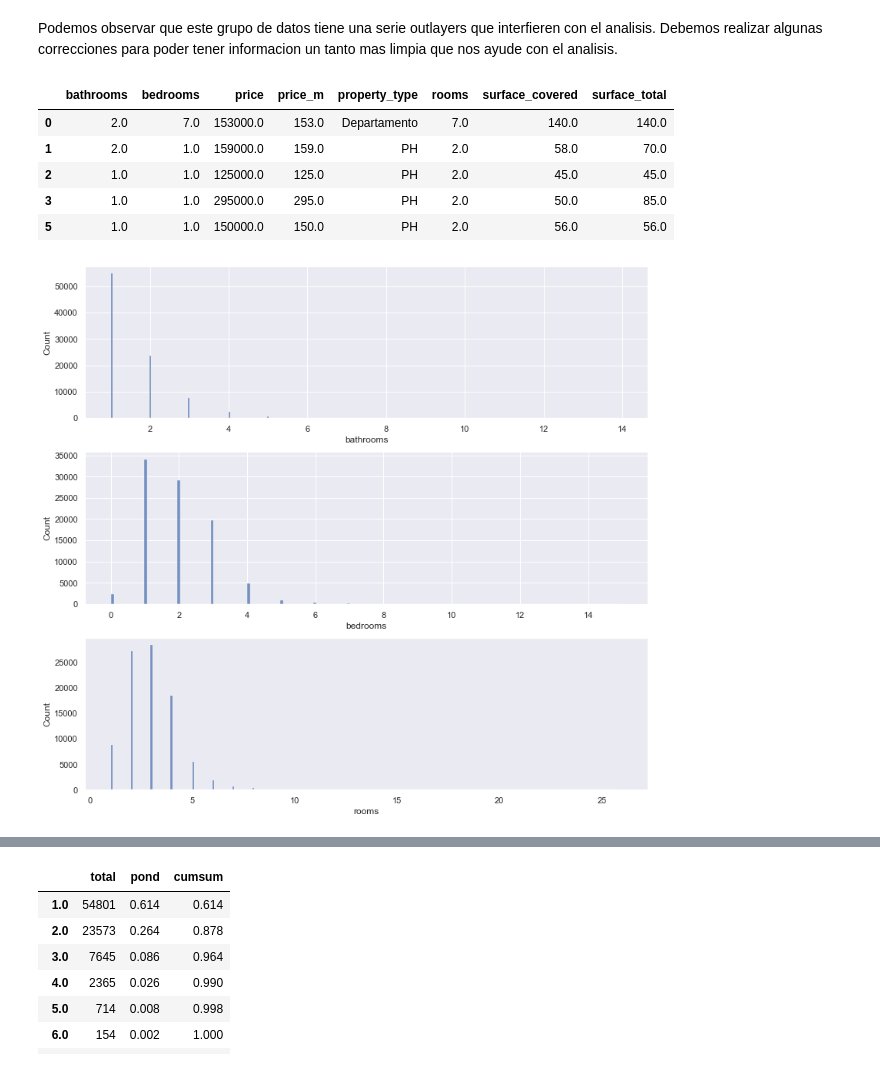
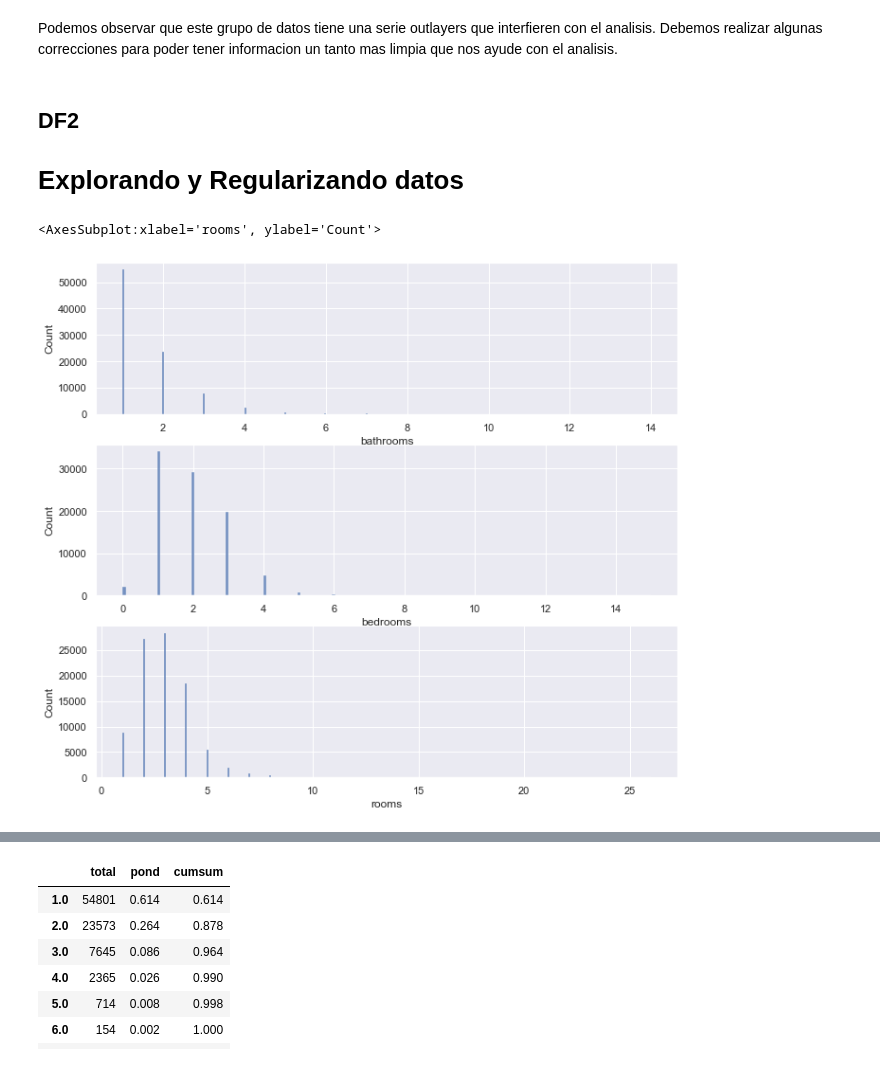
Before and after one commit to leobrandoon/house_price_prediction, a Jupyter notebook: LeonardoGonzalez_Proyecto_01.ipynb, the cells around one changed output, grey strips where cells are left out. Cells and saved outputs as stored; diff of their text form; code cells hidden in the pictures.

```diff
--- a/LeonardoGonzalez_Proyecto_01.ipynb
+++ b/LeonardoGonzalez_Proyecto_01.ipynb
@@ -250,30 +251,26 @@ plt.show()
 # %% [markdown]
 Podemos observar que este grupo de datos tiene una serie outlayers que interfieren con el analisis.
 Debemos realizar algunas correcciones para poder tener informacion un tanto mas limpia que nos ayude con el analisis.
+# %% [markdown]
+<h2>DF2</h2>
+<h1>Explorando y Regularizando datos</h1>
 # %%
 #tenemos los datos filtrados de Departamentos, PH y Casas de Capital Feredal.
 #creamos una copia de la ultima data
-df_cf2 = df_cf[col_prop].copy()
+df_cf2 = df_cf.copy()
 #ordenamos el idex por el nombre
 #Creamos un columna de precios en Miles
 df_cf2['price_m']= df_cf2['price']/1000
 df_cf2 = df_cf2.reindex(sorted(df_cf2.columns), axis=1)
-df_cf2.head()
-# %% [output]
-|  | bathrooms | bedrooms | price | price_m | property_type | rooms | surface_covered | surface_total |
-| 0 | 2.0 | 7.0 | 153000.0 | 153.0 | Departamento | 7.0 | 140.0 | 140.0 |
-| 1 | 2.0 | 1.0 | 159000.0 | 159.0 | PH | 2.0 | 58.0 | 70.0 |
-| 2 | 1.0 | 1.0 | 125000.0 | 125.0 | PH | 2.0 | 45.0 | 45.0 |
-| 3 | 1.0 | 1.0 | 295000.0 | 295.0 | PH | 2.0 | 50.0 | 85.0 |
-| 5 | 1.0 | 1.0 | 150000.0 | 150.0 | PH | 2.0 | 56.0 | 56.0 |
 # %%
 #podemos ver la distribucion de las habitaciones
-fig,(ax1,ax2,ax3) = plt.subplots(3,figsize=(11,10),constrained_layout= True)
+fig,(ax1,ax2,ax3) = plt.subplots(3,figsize=(11,10),constrained_layout= False)
 sns.histplot(data=df_cf2,x="bathrooms", ax=ax1)
 sns.histplot(data=df_cf2,x="bedrooms", ax=ax2)
 sns.histplot(data=df_cf2,x="rooms", ax=ax3)
-plt.grid()
-plt.show()
+
 #notamos que excisten datos que no son relevantes
+#una descripcion inicial de los datos nos indica que existe outlaiers que debemos corregir
 # %% [output]
+<AxesSubplot:xlabel='rooms', ylabel='Count'>
-[figure, old version]
+[figure, new version]
```
Also changed, not shown: parts of 81 cells of this notebook.
